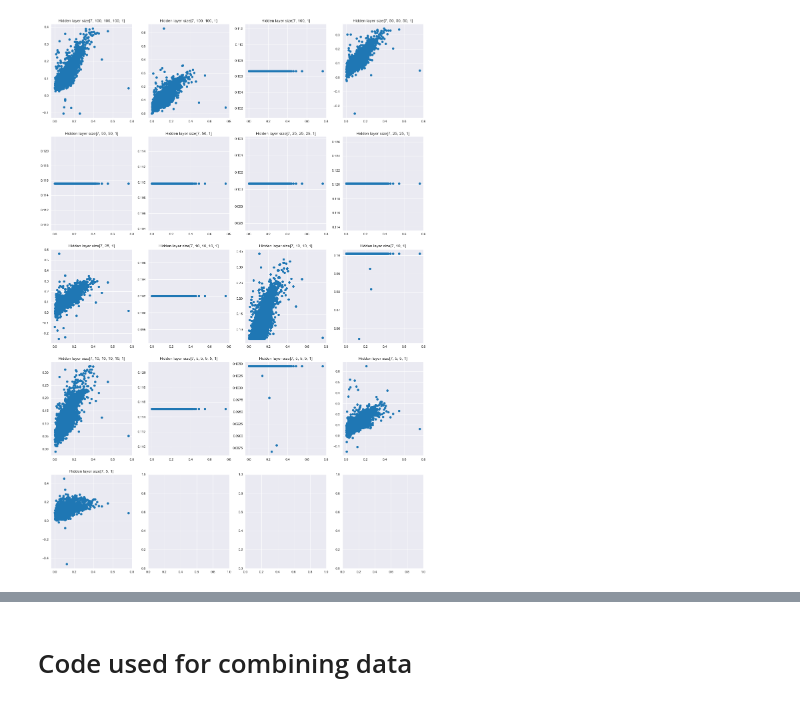
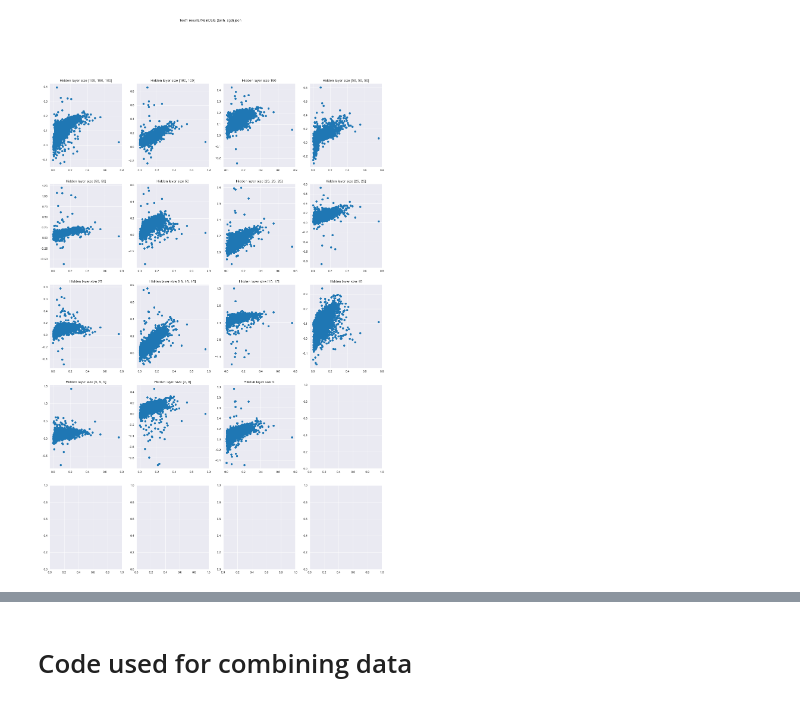
Before and after one commit to NiwEoj/Dr-Soo-ML, a Jupyter notebook: First ML/Analyse.ipynb, the cells around one changed output, grey strips where cells are left out. Drawn from its saved outputs; the diff is of its cells as text; code cells hidden in the pictures.

```diff
--- a/First ML/Analyse.ipynb
+++ b/First ML/Analyse.ipynb
@@ -26,5 +24,10 @@ for i in range(n):
     dataset[i].reset_index(drop=True,inplace=True)
     datasetX[i] = pd.DataFrame(StandardScaler().fit_transform(dataset[i][['dered_u','dered_g','dered_r','dered_i','dered_z']]),columns = ['dered_u','dered_g','dered_r','dered_i','dered_z'])
     datasetY[i] = dataset[i]['z']
+# %%
+# name/path of file that will be read
+fread = 'Test1 results/MainData (tanh, sgd).json'
+
+mdata = pd.read_json(fread)
 # %%
 mdata['Hidden layer size'].value_counts()
@@ -77,19 +56,28 @@ mdata.loc[np.array(range(mdata.shape[0])) % 70 == 0]
 # %%
+hddnum = mdata.loc[np.array(range(mdata.shape[0])) % 35 == 0]
+
 # size of subplot
 row = 5
 column = 4
 
-# number of hidden layer size
-num = 17
+# number of hidden layer sizes
+num = len(hddnum)
+
+# number of different random states in mdata
+rdnum = 5
 
 fig, ax = plt.subplots(row,column, figsize = (20,30))
+fig.suptitle(fread)
 n = 0
 for i in range(row):
     for j in range(column):
         if n < num:
-            sns.histplot(data = mdata[['Score data 7', 'Score data 8', 'Score data 9']].loc[0 + 70*n:69 + 70*n], ax = ax[i,j])
-            title = 'Hidden layer size' + str(mdata['Hidden layer size'].loc[0 + 70*n])
+            sns.histplot(data = mdata[['Score data 7', 'Score data 8', 'Score data 9']].loc[(rdnum*7)*n:(rdnum*7)*(n+1)-1], binwidth = 0.05, fill = False, ax = ax[i,j])
+            title = 'Hidden layer size ' + str(mdata['Hidden layer size'].loc[(rdnum*7)*n])
             ax[i,j].set_title(title)
+            ax[i,j].set_label('Coefficient of determination')
+            ax[i,j].set_ylim(0,20)
+            ax[i,j].set_xlim(0,1)
             n = n + 1
 
 plt.show()
@@ -98,27 +109,31 @@ plt.show()
 # %%
 # size of subplot
 row = 5
 column = 4
 
 # number of hidden layer size
-num = 17
+num = 15
 
 # ypredict of a dataset (7, 8 or 9)
 dat = 8
 
 # dataset and random state of training data (an integer between 0 and 69)
-rd = 50
+rd = 2
+
+# number of different random states in mdata
+rdnum = 5
 
 fig, ax = plt.subplots(row,column, figsize = (20,30))
+fig.suptitle(fread)
 n = 0
 for i in range(row):
     for j in range(column):
         if n < num:
-            ax[i,j].scatter(datasetY[dat],mdata['ypredict data ' + str(dat)].loc[rd + n*70])
-            title = 'Hidden layer size' + str(mdata['Hidden layer size'].loc[0 + 70*n])
+            ax[i,j].scatter(datasetY[dat],mdata['ypredict data ' + str(dat)].loc[rd + n*(5*rdnum)])
+            title = 'Hidden layer size ' + str(mdata['Hidden layer size'].loc[(rdnum*7)*n])
             ax[i,j].set_title(title)
             n = n + 1
 
 plt.show()
 # %% [output]
-[figure, old version]
+[figure, new version]
```
Also changed, not shown: parts of 6 cells of this notebook, 1 other file.
